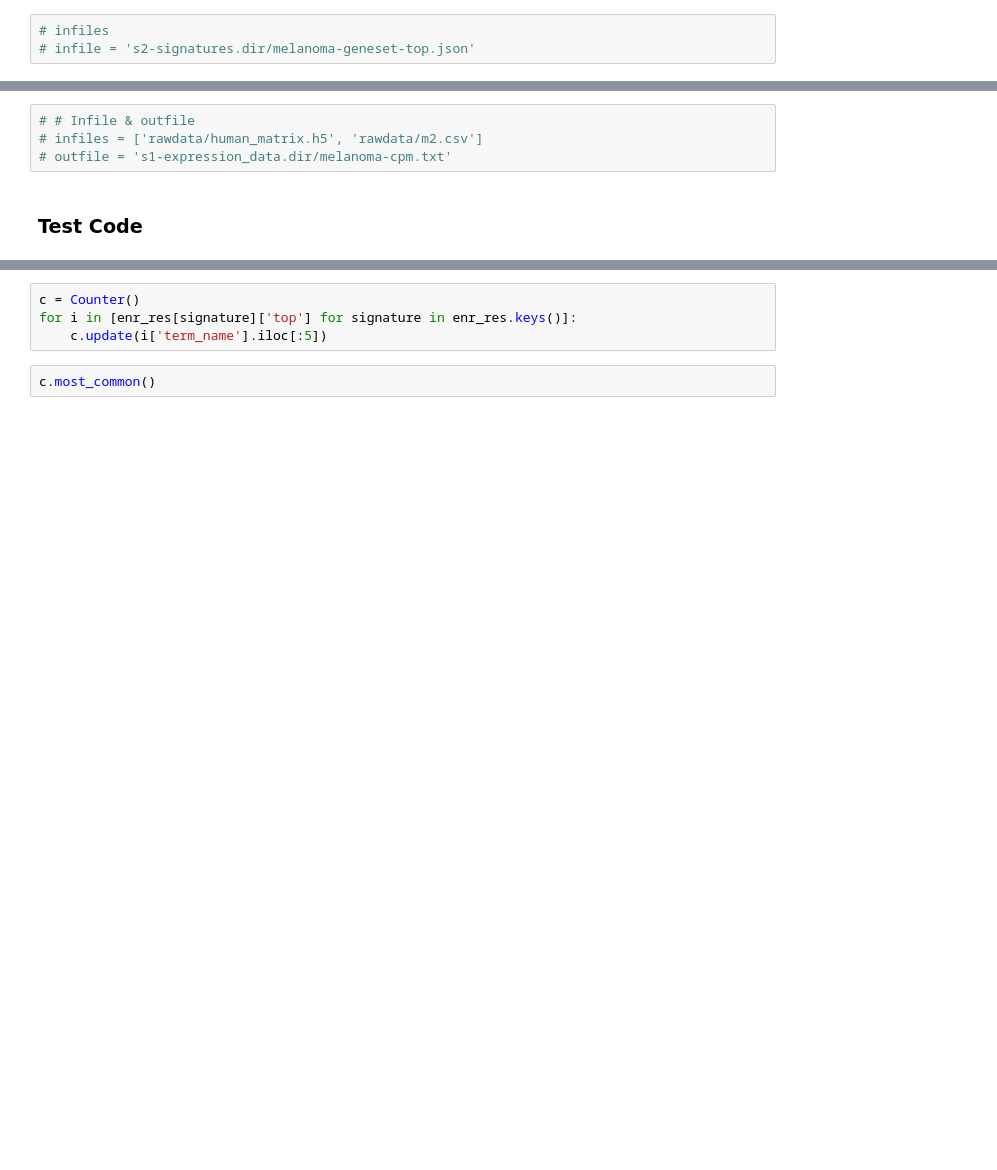
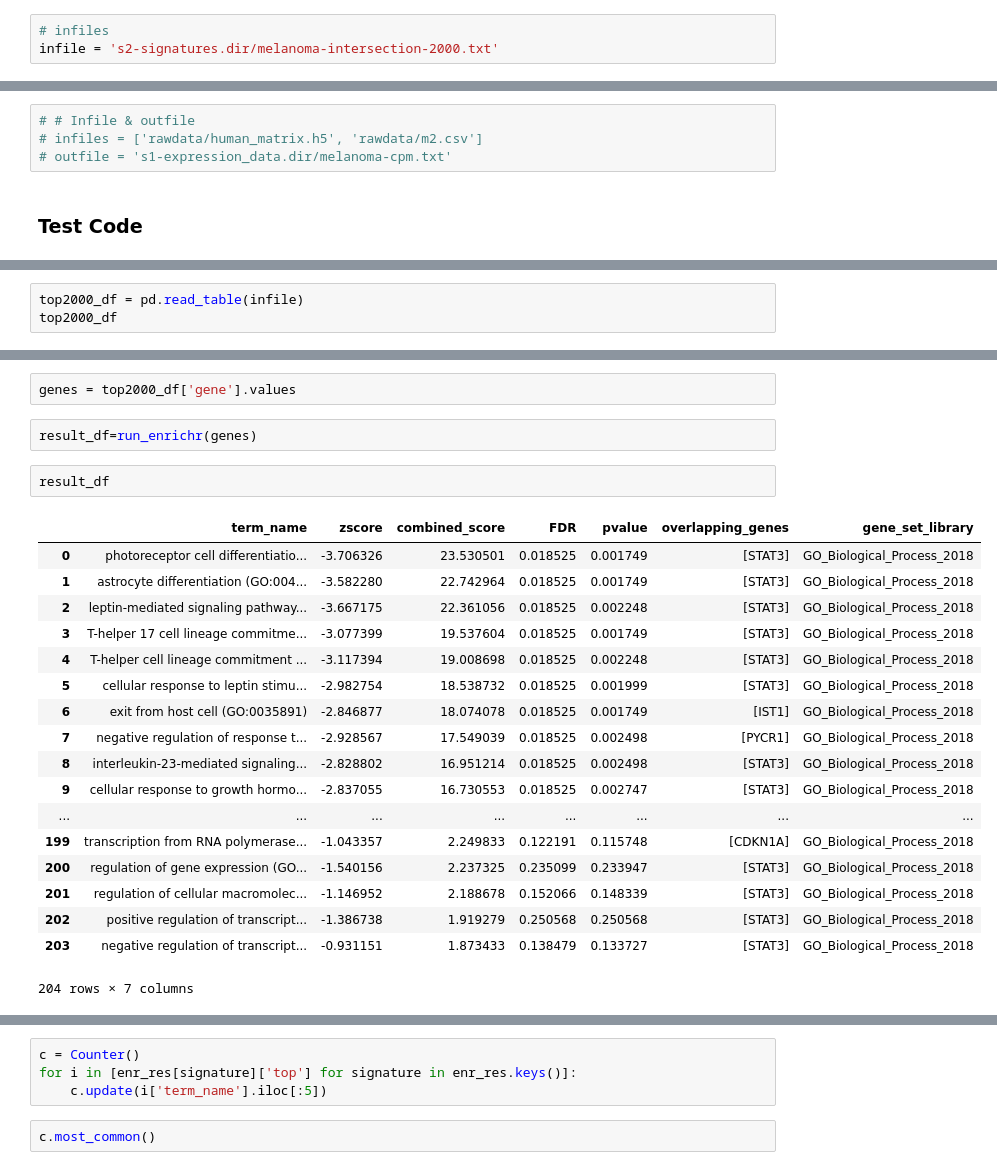
Before and after one commit to MaayanLab/human-melanoma-signature, a Jupyter notebook: pipeline/notebooks/Development.ipynb, the cells around one changed output, grey strips where cells are left out. Cells and saved outputs as stored; diff of their text form; blank space fills up the shorter version.

Commit message:
checking top intersection genes in enrichr

```diff
--- a/pipeline/notebooks/Development.ipynb
+++ b/pipeline/notebooks/Development.ipynb
@@ -30,6 +30,6 @@ from Melanoma import *
 #infile2 = 's4-enrichment.dir/enrichr-results-top.txt'
 # %%
 # infiles
-# infile = 's2-signatures.dir/melanoma-geneset-top.json'
+infile = 's2-signatures.dir/melanoma-intersection-2000.txt'
 # %%
 #infiles S2.2
@@ -180,0 +51,3 @@ export
+# %%
+top2000_df = pd.read_table(infile)
+top2000_df
@@ -180,0 +61,25 @@ export
+# %%
+genes = top2000_df['gene'].values
+# %%
+result_df=run_enrichr(genes)
+# %%
+result_df
+# %% [output]
+|  | term_name | zscore | combined_score | FDR | pvalue | overlapping_genes | gene_set_library |
+| 0 | photoreceptor cell differentiatio... | -3.706326 | 23.530501 | 0.018525 | 0.001749 | [STAT3] | GO_Biological_Process_2018 |
+| 1 | astrocyte differentiation (GO:004... | -3.582280 | 22.742964 | 0.018525 | 0.001749 | [STAT3] | GO_Biological_Process_2018 |
+| 2 | leptin-mediated signaling pathway... | -3.667175 | 22.361056 | 0.018525 | 0.002248 | [STAT3] | GO_Biological_Process_2018 |
+| 3 | T-helper 17 cell lineage commitme... | -3.077399 | 19.537604 | 0.018525 | 0.001749 | [STAT3] | GO_Biological_Process_2018 |
+| 4 | T-helper cell lineage commitment ... | -3.117394 | 19.008698 | 0.018525 | 0.002248 | [STAT3] | GO_Biological_Process_2018 |
+| 5 | cellular response to leptin stimu... | -2.982754 | 18.538732 | 0.018525 | 0.001999 | [STAT3] | GO_Biological_Process_2018 |
+| 6 | exit from host cell (GO:0035891) | -2.846877 | 18.074078 | 0.018525 | 0.001749 | [IST1] | GO_Biological_Process_2018 |
+| 7 | negative regulation of response t... | -2.928567 | 17.549039 | 0.018525 | 0.002498 | [PYCR1] | GO_Biological_Process_2018 |
+| 8 | interleukin-23-mediated signaling... | -2.828802 | 16.951214 | 0.018525 | 0.002498 | [STAT3] | GO_Biological_Process_2018 |
+| 9 | cellular response to growth hormo... | -2.837055 | 16.730553 | 0.018525 | 0.002747 | [STAT3] | GO_Biological_Process_2018 |
+| ... | ... | ... | ... | ... | ... | ... | ... |
+| 199 | transcription from RNA polymerase... | -1.043357 | 2.249833 | 0.122191 | 0.115748 | [CDKN1A] | GO_Biological_Process_2018 |
+| 200 | regulation of gene expression (GO... | -1.540156 | 2.237325 | 0.235099 | 0.233947 | [STAT3] | GO_Biological_Process_2018 |
+| 201 | regulation of cellular macromolec... | -1.146952 | 2.188678 | 0.152066 | 0.148339 | [STAT3] | GO_Biological_Process_2018 |
+| 202 | positive regulation of transcript... | -1.386738 | 1.919279 | 0.250568 | 0.250568 | [STAT3] | GO_Biological_Process_2018 |
+| 203 | negative regulation of transcript... | -0.931151 | 1.873433 | 0.138479 | 0.133727 | [STAT3] | GO_Biological_Process_2018 |
+204 rows × 7 columns
```
Also changed, not shown: parts of 13 cells of this notebook.
